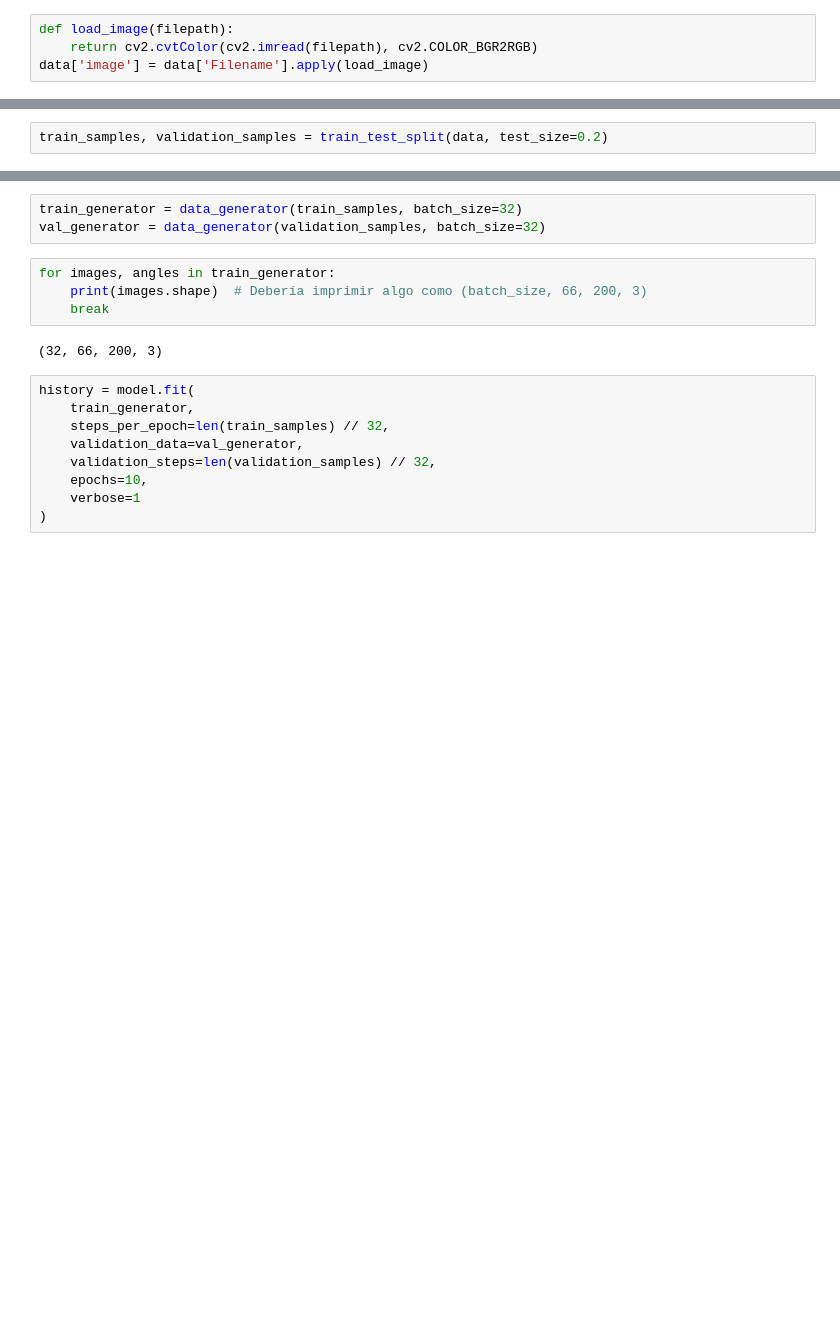
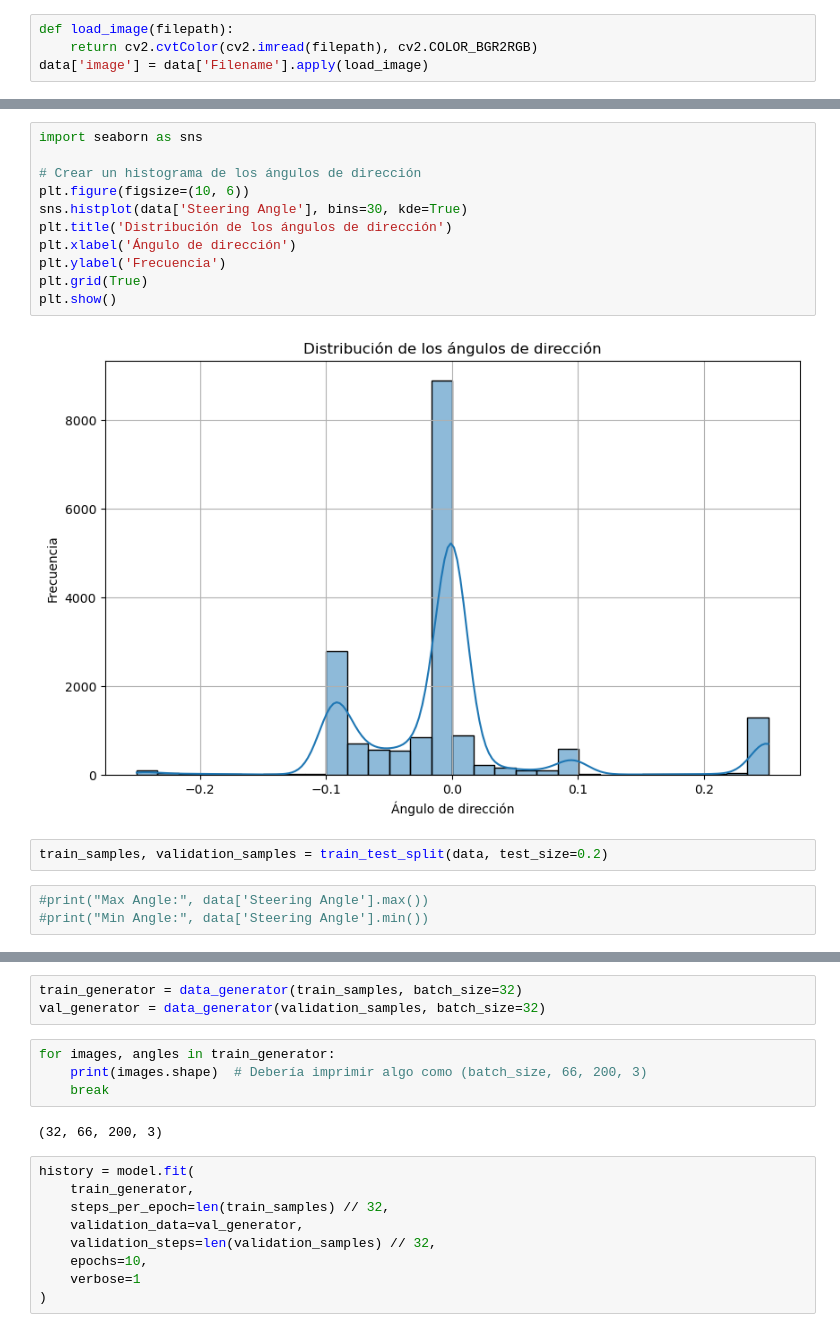
Before and after one commit to artisanvaultcode/MNA_NavAut_Final_Equipo3, a Jupyter notebook: NavAut_Final_Eq3/BehaviuralCloningCNN.ipynb, the cells around one changed output, grey strips where cells are left out. Saved outputs shown, nothing was run; the diff lists cells and outputs as text; blank space fills up the shorter version.

```diff
--- a/NavAut_Final_Eq3/BehaviuralCloningCNN.ipynb
+++ b/NavAut_Final_Eq3/BehaviuralCloningCNN.ipynb
@@ -57,5 +57,21 @@ plt.show()
+# %%
+import seaborn as sns
+
+# Crear un histograma de los ángulos de dirección
+plt.figure(figsize=(10, 6))
+sns.histplot(data['Steering Angle'], bins=30, kde=True)
+plt.title('Distribución de los ángulos de dirección')
+plt.xlabel('Ángulo de dirección')
+plt.ylabel('Frecuencia')
+plt.grid(True)
+plt.show()
+# %% [output]
+[figure, added]
 # %%
 train_samples, validation_samples = train_test_split(data, test_size=0.2)
+# %%
+#print("Max Angle:", data['Steering Angle'].max())
+#print("Min Angle:", data['Steering Angle'].min())
 # %%
 import cv2
 import numpy as np
```
Also changed, not shown: parts of 11 cells of this notebook, 4 other files.
